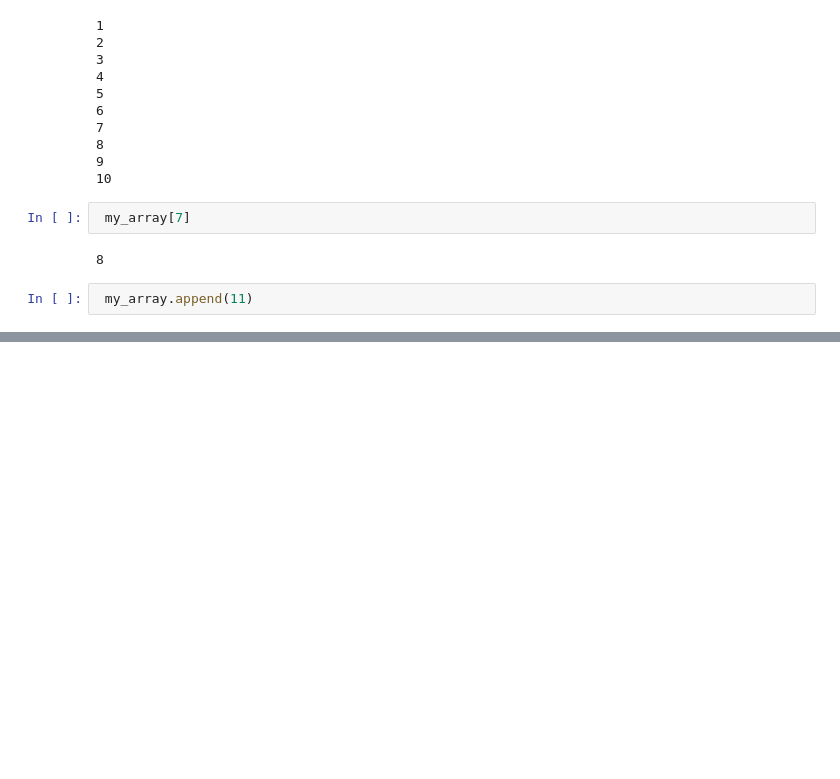
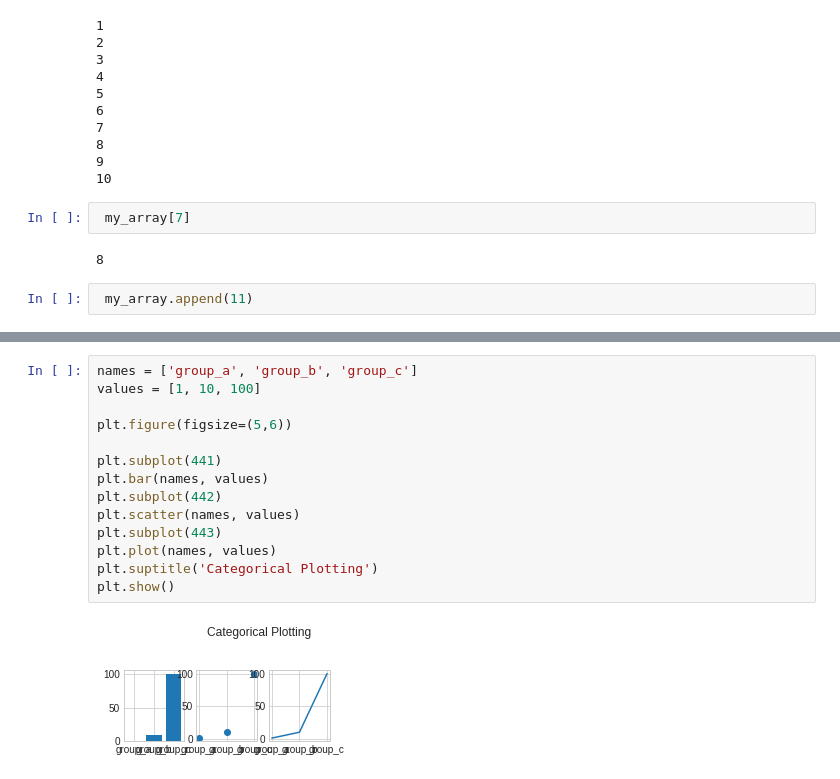
Before and after one commit to githubbhavani/internship, a Jupyter notebook: intern3.ipynb, the cells around one changed output, grey strips where cells are left out. Drawn from its saved outputs; the diff is of its cells as text; blank space fills up the shorter version.

```diff
--- a/intern3.ipynb
+++ b/intern3.ipynb
@@ -317,0 +184,16 @@ number is 98    even
+# %%
+names = ['group_a', 'group_b', 'group_c']
+values = [1, 10, 100]
+
+plt.figure(figsize=(5,6))
+
+plt.subplot(441)
+plt.bar(names, values)
+plt.subplot(442)
+plt.scatter(names, values)
+plt.subplot(443)
+plt.plot(names, values)
+plt.suptitle('Categorical Plotting')
+plt.show()
+# %% [output]
+[figure, added]
```
Also changed, not shown: parts of 50 cells of this notebook.
